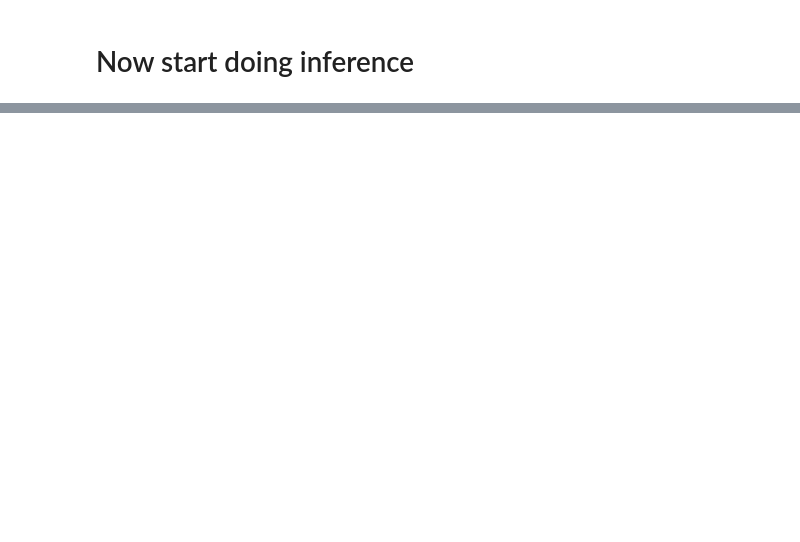
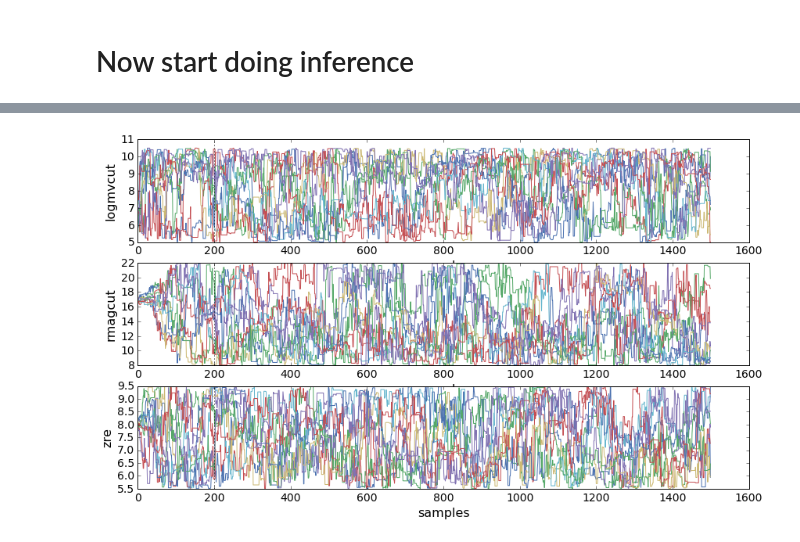
Before and after one commit to eteq/galvis, a Jupyter notebook: Probabilistic Experiments.ipynb, the cells around one changed output, grey strips where cells are left out. Drawn from its saved outputs; the diff is of its cells as text; code cells hidden in the pictures; blank space fills up the shorter version.

```diff
--- a/Probabilistic Experiments.ipynb
+++ b/Probabilistic Experiments.ipynb
@@ -65,0 +182,15 @@ detectability.compute_elvis_findable(elvii_pairs, wakker_scs, wakker_hvcs['VLSR'
+# %%
+nwalkers = 10
+nsamp = 1500
+
+sampler = emcee.EnsembleSampler(nwalkers , len(PARAMETERS), lnprob, args=[False])
+p0 = emcee.utils.sample_ball([7, 8, 17], [.1, .1, .1], size=nwalkers)
+# %%
+st = time.time()
+sampler.run_mcmc(p0, 10)
+et = time.time()
+
+tmul = (et-st)*nsamp/10
+print('10 samples took', et - st, 'sec', 'so', nsamp, 'samples will take', tmul, 'sec /', tmul/60,'min')
+
+sampler.reset()
@@ -65,0 +199,19 @@ detectability.compute_elvis_findable(elvii_pairs, wakker_scs, wakker_hvcs['VLSR'
+# %%
+res = sampler.run_mcmc(p0, nsamp)
+# %%
+burnin = 200
+
+ipl = 0
+for i in (0,2,1):
+    ipl += 1
+    plt.subplot(sampler.chain.shape[-1], 1, ipl)
+    plt.plot(sampler.chain.T[i])
+    plt.axvline(burnin, c='k',ls=':')
+
+    plt.xlabel('samples')
+    plt.ylabel(PARAMETERS[i])
+
+burned_flatchain = sampler.chain[:,burnin:, :]
+burned_flatchain = burned_flatchain.reshape(burned_flatchain.size/burned_flatchain.shape[-1], burned_flatchain.shape[-1])
+# %% [output]
+[figure, added]
```
Also changed, not shown: parts of 20 cells of this notebook.
